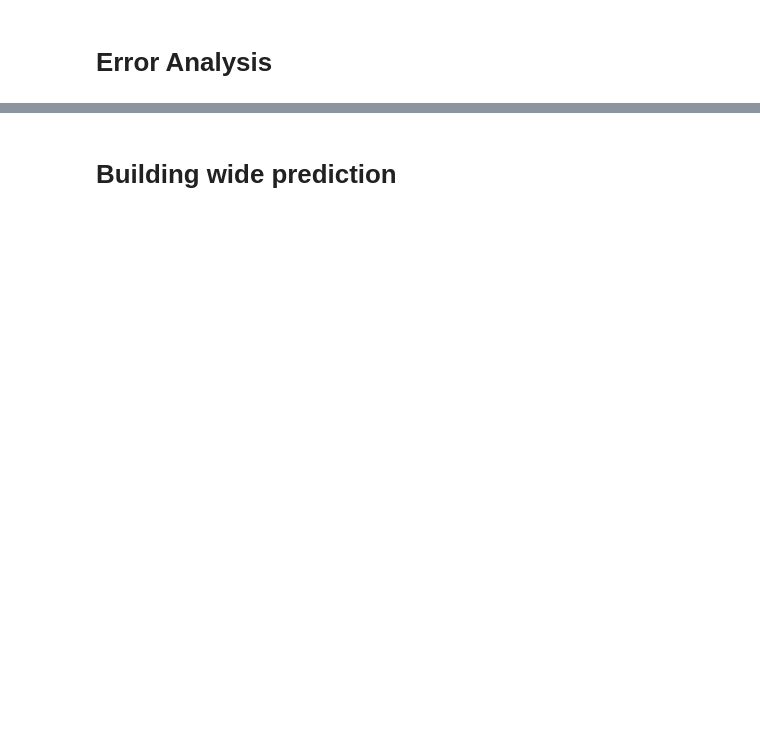
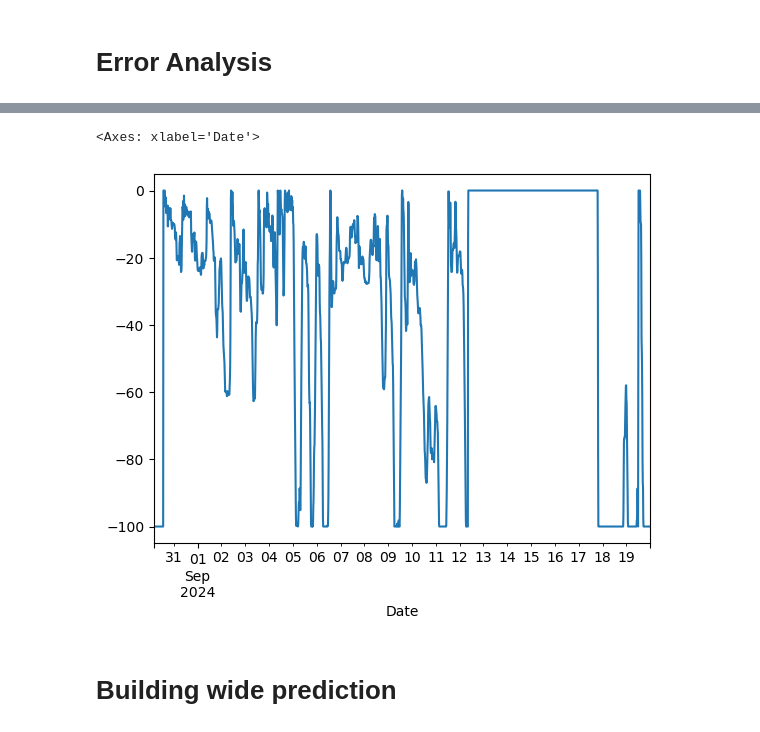
Before and after one commit to AlexisBnnft/Deep_Building, a Jupyter notebook: First_model.ipynb, the cells around one changed output, grey strips where cells are left out. Drawn from its saved outputs; the diff is of its cells as text; code cells hidden in the pictures; blank space fills up the shorter version.

```diff
--- a/First_model.ipynb
+++ b/First_model.ipynb
@@ -153,3 +325,8 @@ plot_bad_samples_predictions(all_errors, all_predictions, all_targets, good_zone
+# %%
+df.iloc[-2000:,67].plot()
+# %% [output]
+<Axes: xlabel='Date'>
+[figure, added]
 # %% [markdown]
 # Building wide prediction
 # %%
```
Also changed, not shown: parts of 25 cells of this notebook, 7 other files.
